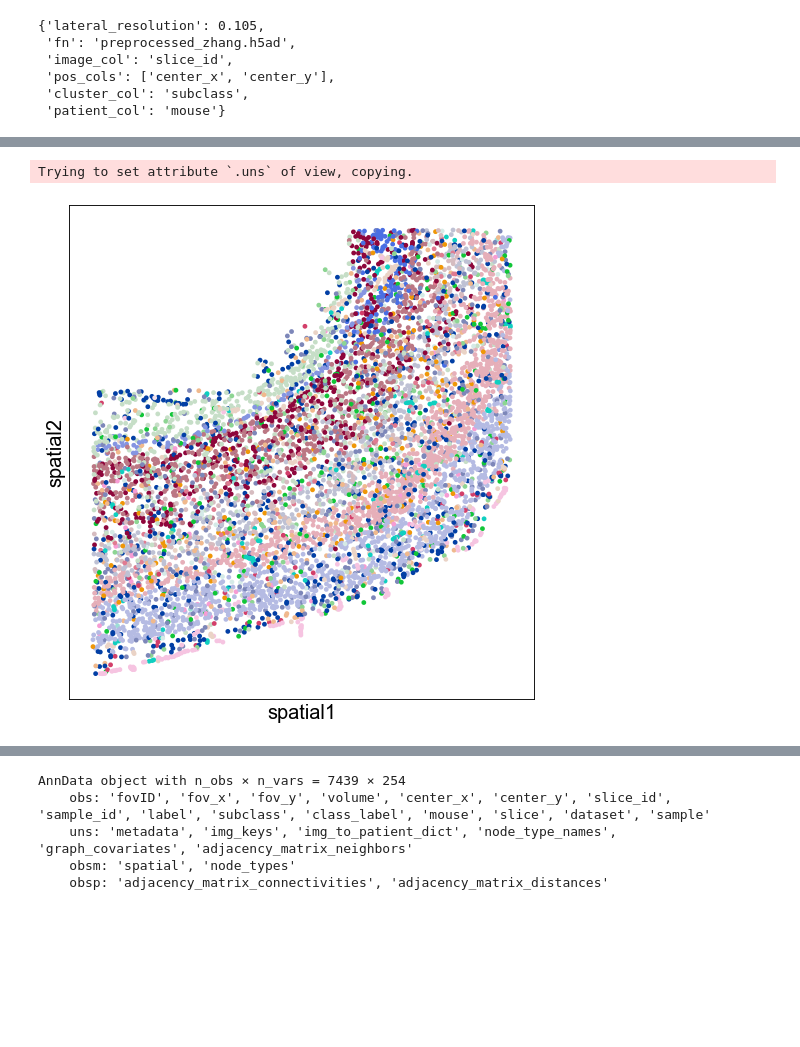
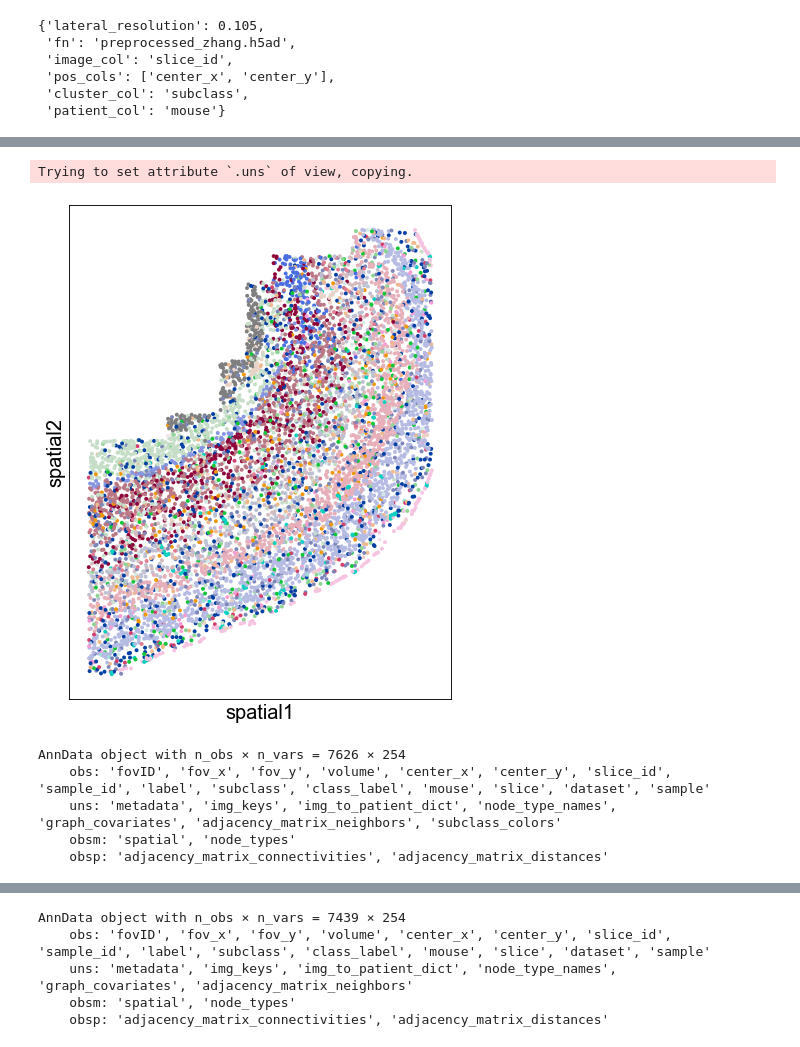
Before and after one commit to theislab/ncem_benchmarks, a Jupyter notebook: notebooks/data_exploration.ipynb, the cells around one changed output, grey strips where cells are left out. Drawn from its saved outputs; the diff is of its cells as text; code cells hidden in the pictures; blank space fills up the shorter version.

Commit message:
data exploration notebook

```diff
--- a/notebooks/data_exploration.ipynb
+++ b/notebooks/data_exploration.ipynb
@@ -38,8 +119,13 @@ adata_test.uns['metadata']
 # %%
 interpreter.data.plot_spatial(
-    image_key= "mouse1_slice162",
-    undefined_type='other',
+    image_key= "mouse1_slice153",
+    clean_view=True
 )
 # %% [output]
 Trying to set attribute `.uns` of view, copying.
-[figure, old version]
+[figure, new version]
+AnnData object with n_obs × n_vars = 7626 × 254
+    obs: 'fovID', 'fov_x', 'fov_y', 'volume', 'center_x', 'center_y', 'slice_id', 'sample_id', 'label', 'subclass', 'class_label', 'mouse', 'slice', 'dataset', 'sample'
+    uns: 'metadata', 'img_keys', 'img_to_patient_dict', 'node_type_names', 'graph_covariates', 'adjacency_matrix_neighbors', 'subclass_colors'
+    obsm: 'spatial', 'node_types'
+    obsp: 'adjacency_matrix_connectivities', 'adjacency_matrix_distances'
```
Also changed, not shown: parts of 46 cells of this notebook.
